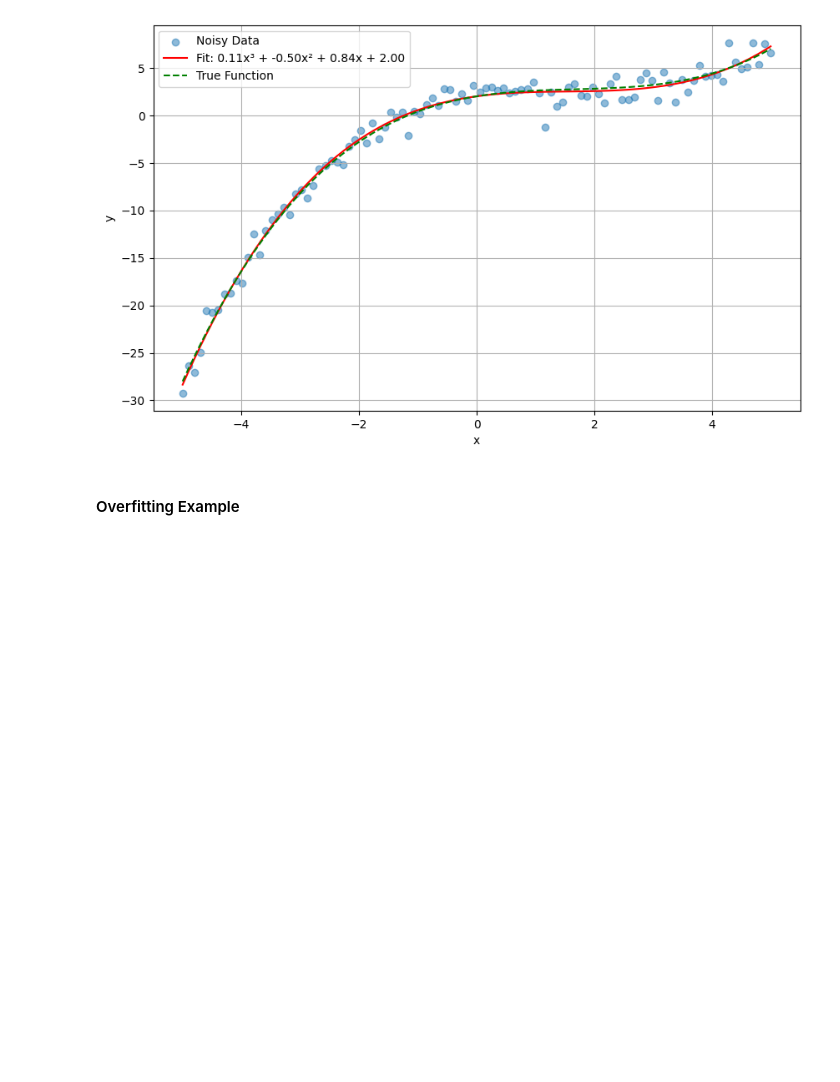
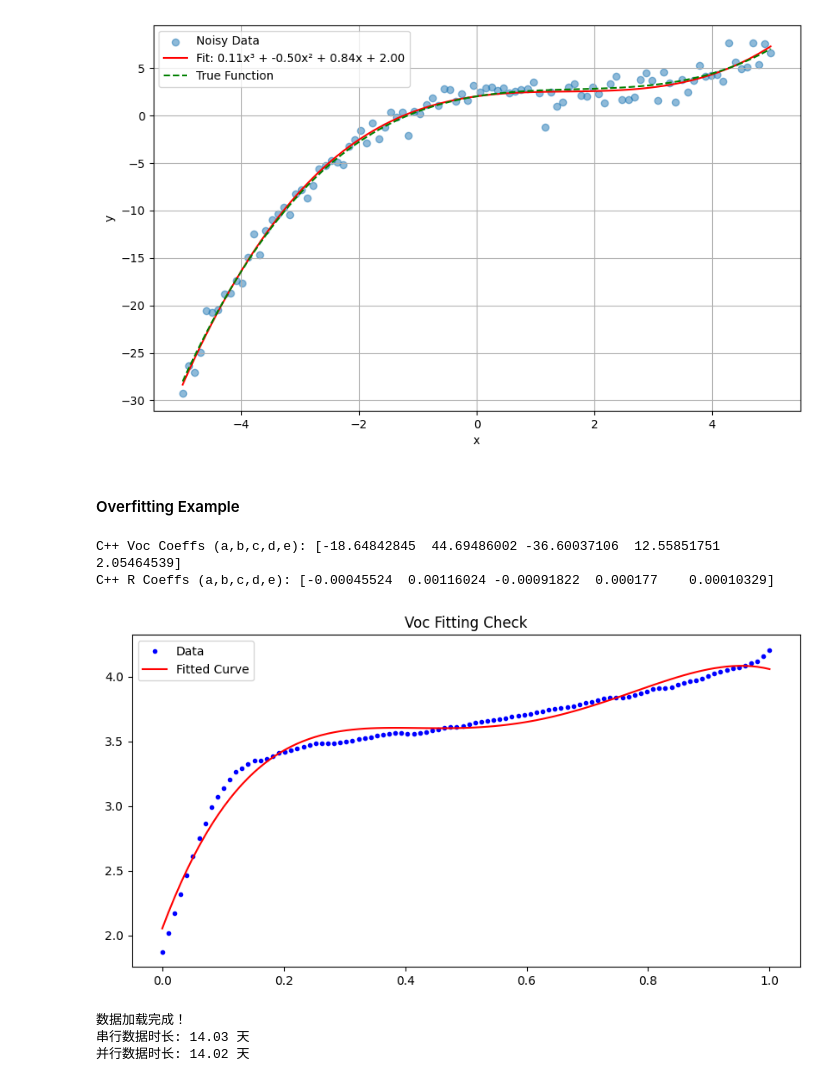
Before and after one commit to Chenya7008/EMIOT_Labs, a Jupyter notebook: lab3/lab3.ipynb, the cells around one changed output. Saved outputs shown, nothing was run; the diff lists cells and outputs as text; code cells hidden in the pictures; blank space fills up the shorter version.

```diff
--- a/lab3/lab3.ipynb
+++ b/lab3/lab3.ipynb
@@ -520,0 +531,60 @@ plt.show()
+# %%
+# Fit the data to obtain V_OC(SOC)
+# TODO
+# 定义你的多项式函数（例如 4 次多项式，比演示的 3 次稍微准一点）
+def battery_poly_func(x, a, b, c, d, e):
+    return a*x**4 + b*x**3 + c*x**2 + d*x + e
+
+# 1. 拟合 Voc
+popt_voc, _ = curve_fit(battery_poly_func, soc_common, v_open_circuit)
+# %%
+# Fit the data to obtain R(SOC)
+# TODO
+# 2. 拟合 R
+popt_r, _ = curve_fit(battery_poly_func, soc_common, r_series)
+
+# 打印结果供 C++ 使用
+print("C++ Voc Coeffs (a,b,c,d,e):", popt_voc)
+print("C++ R Coeffs (a,b,c,d,e):", popt_r)
+
+# 画图验证一下
+plt.figure(figsize=(10, 5))
+plt.plot(soc_common, v_open_circuit, 'b.', label='Data')
+plt.plot(soc_common, battery_poly_func(soc_common, *popt_voc), 'r-', label='Fitted Curve')
+plt.title("Voc Fitting Check")
+plt.legend()
+plt.show()
+# %% [output]
+C++ Voc Coeffs (a,b,c,d,e): [-18.64842845  44.69486002 -36.60037106  12.55851751   2.05464539]
+C++ R Coeffs (a,b,c,d,e): [-0.00045524  0.00116024 -0.00091822  0.000177    0.00010329]
+[figure, added]
+# %%
+import pandas as pd
+import matplotlib.pyplot as plt
+
+# 1. 定义加载函数，处理空格分隔和表头
+def load_simulation_data(filepath):
+    # sep='\s+' 表示匹配任意数量的空格，engine='python' 更加稳定
+    df = pd.read_csv(filepath, sep='\s+', engine='python')
+
+    # 去掉表头中可能存在的 '%' 符号 (例如 %time -> time)
+    df.columns = df.columns.str.replace('%', '')
+
+    # 将时间转换为 '天' 或 '小时' 以便宏观观察
+    df['day'] = df['time'] / 86400  # 86400秒 = 1天
+    df['hour'] = df['time'] / 3600
+
+    return df
+
+# 2. 加载两个文件
+# 请确保文件名与你实际生成的一致
+df_serial = load_simulation_data('se_sim_trace.txt')
+df_parallel = load_simulation_data('sim_trace.txt')
+
+print("数据加载完成！")
+print(f"串行数据时长: {df_serial['day'].max():.2f} 天")
+print(f"并行数据时长: {df_parallel['day'].max():.2f} 天")
+# %% [output]
+数据加载完成！
+串行数据时长: 14.03 天
+并行数据时长: 14.02 天
```
Also changed, not shown: parts of 11 cells of this notebook, 22 other files.
